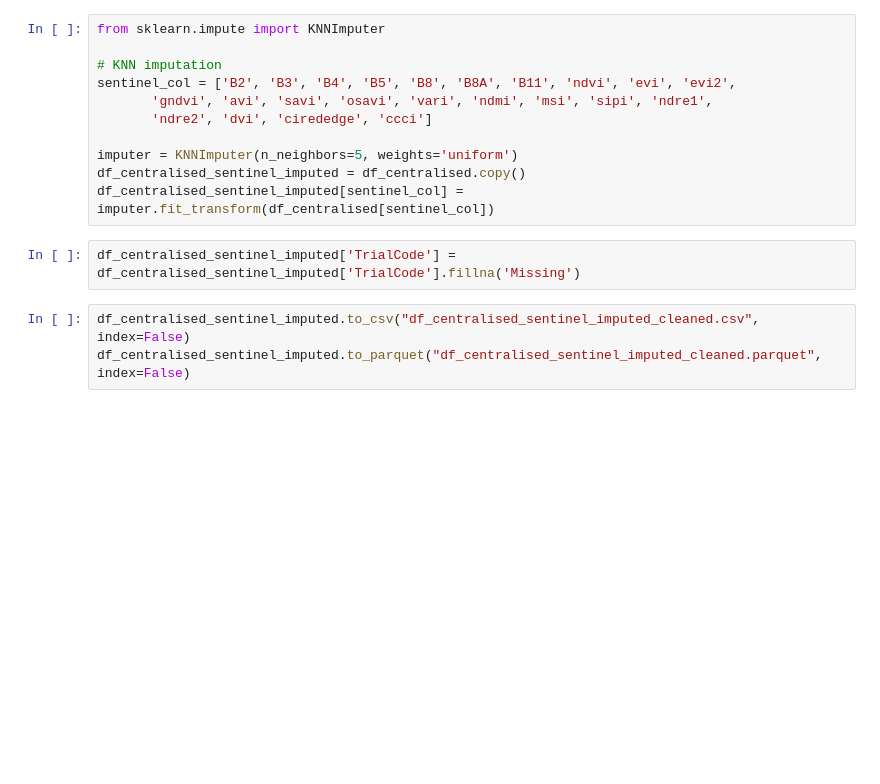
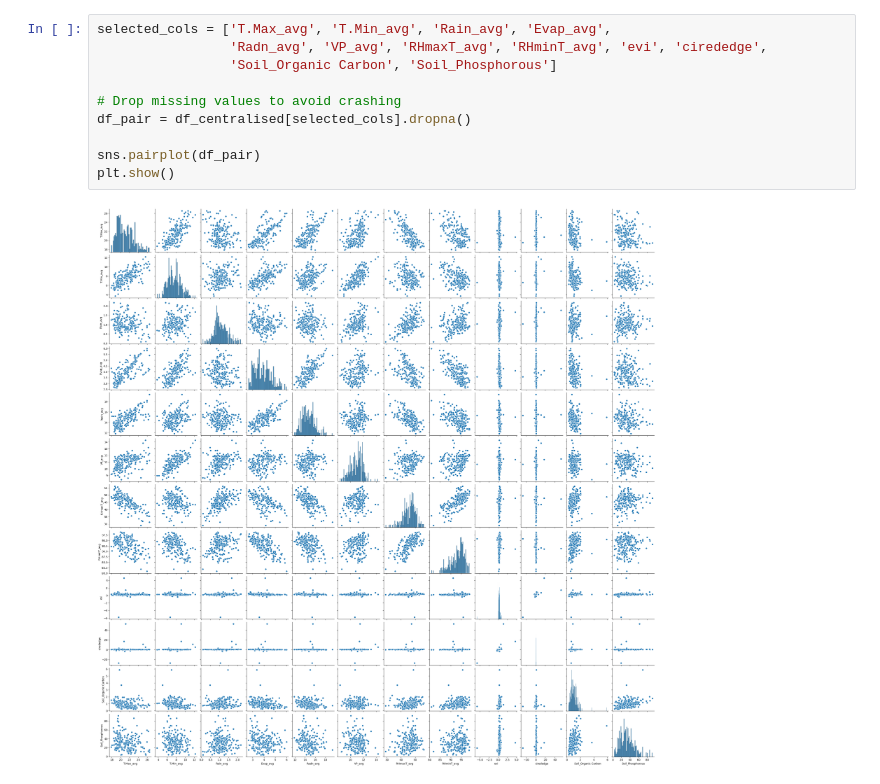
Before and after one commit to Harry-01/DATA7901, a Jupyter notebook: graphs.ipynb, the cells around one changed output. Cells and saved outputs as stored; diff of their text form; blank space fills up the shorter version.

```diff
--- a/graphs.ipynb
+++ b/graphs.ipynb
@@ -71,16 +115,12 @@ plt.show()
-# %%
-from sklearn.impute import KNNImputer
-
-# KNN imputation
-sentinel_col = ['B2', 'B3', 'B4', 'B5', 'B8', 'B8A', 'B11', 'ndvi', 'evi', 'evi2',
-       'gndvi', 'avi', 'savi', 'osavi', 'vari', 'ndmi', 'msi', 'sipi', 'ndre1',
-       'ndre2', 'dvi', 'cirededge', 'ccci']
-
-imputer = KNNImputer(n_neighbors=5, weights='uniform')
-df_centralised_sentinel_imputed = df_centralised.copy()
-df_centralised_sentinel_imputed[sentinel_col] = imputer.fit_transform(df_centralised[sentinel_col])
-# %%
-df_centralised_sentinel_imputed['TrialCode'] = df_centralised_sentinel_imputed['TrialCode'].fillna('Missing')
-# %%
-df_centralised_sentinel_imputed.to_csv("df_centralised_sentinel_imputed_cleaned.csv", index=False)
-df_centralised_sentinel_imputed.to_parquet("df_centralised_sentinel_imputed_cleaned.parquet", index=False)
+# %%
+selected_cols = ['T.Max_avg', 'T.Min_avg', 'Rain_avg', 'Evap_avg',
+                 'Radn_avg', 'VP_avg', 'RHmaxT_avg', 'RHminT_avg', 'evi', 'cirededge',
+                 'Soil_Organic Carbon', 'Soil_Phosphorous']
+
+# Drop missing values to avoid crashing
+df_pair = df_centralised[selected_cols].dropna()
+
+sns.pairplot(df_pair)
+plt.show()
+# %% [output]
+[figure, added]
```
Also changed, not shown: parts of 9 cells of this notebook, 24 other files.
